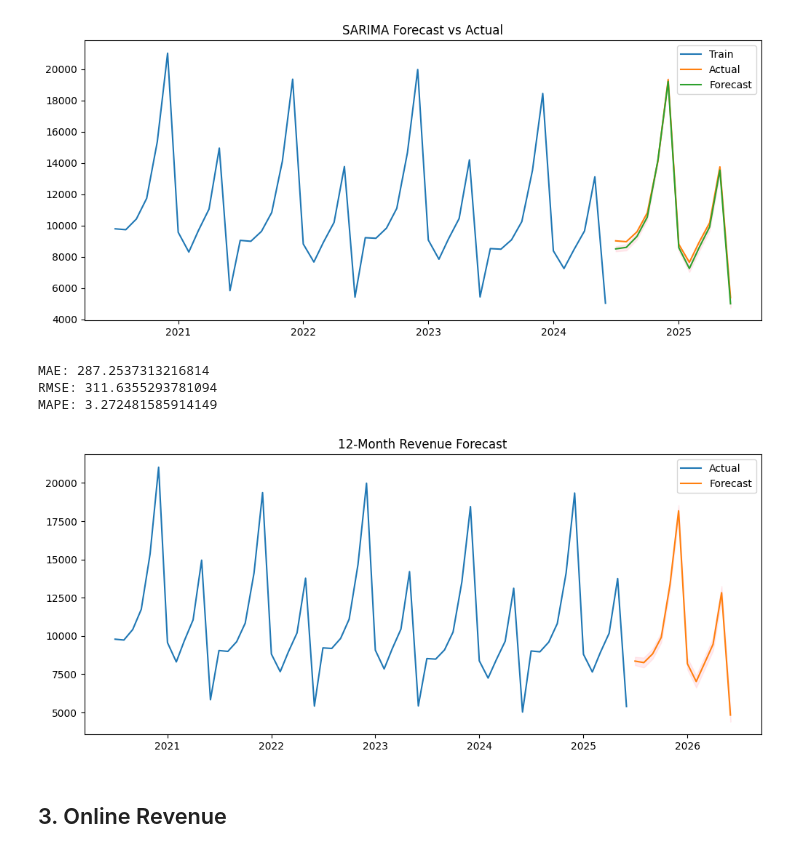
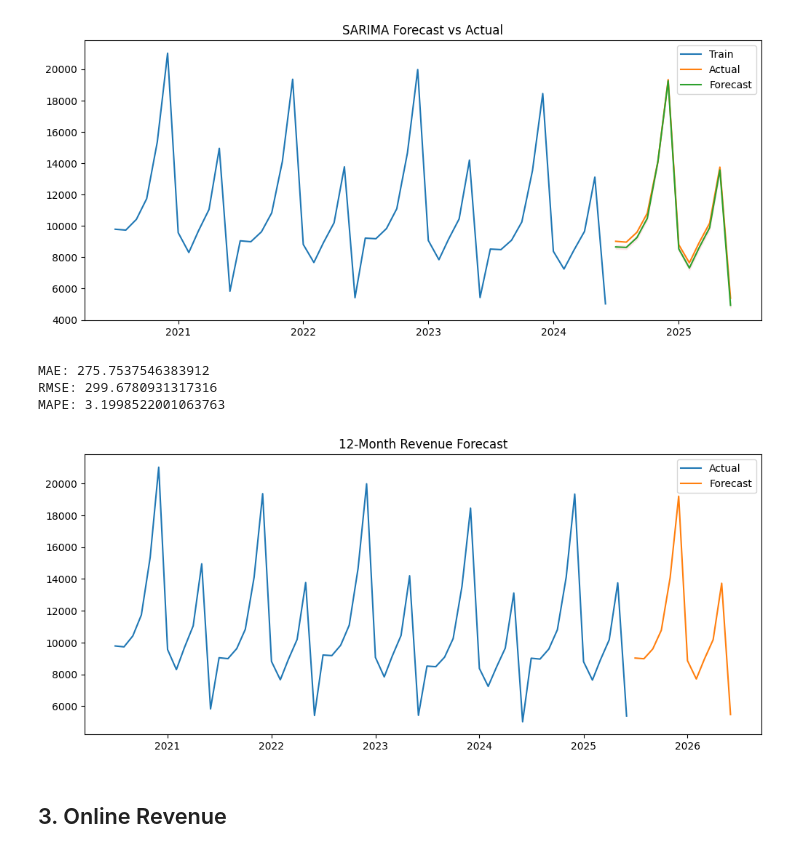
Before and after one commit to Mahir-Uddin0/OuterRim-revenue-forecasting-project, a Jupyter notebook: forecasting.ipynb, the cells around one changed output. Drawn from its saved outputs; the diff is of its cells as text; code cells hidden in the pictures.

```diff
--- a/forecasting.ipynb
+++ b/forecasting.ipynb
@@ -392,0 +254,4 @@ def forecast(df,target_col,order,seasonal_order,exog_cols=None):
+# %%
+df = df.sort_index()
+df_rev = df["Revenue_AUD_000"]
+df_rev.head()
@@ -645,7 +577,7 @@ plt.show()
 [figure]
 # %%
 p_store, d_store, q_store = 6, 1, 1
-P_store, D_store, Q_store, s_store = 1, 1, 0, 12
+P_store, D_store, Q_store, s_store = 1, 1, 1, 12
 # %%
 train_store = df_store.iloc[:48]
 test_store = df_store.iloc[48:]
@@ -709,9 +641,9 @@ print("MAE:", mae)
 print("RMSE:", rmse)
 print("MAPE:", mape)
 # %% [output]
-MAE: 287.2537313216814
-RMSE: 311.6355293781094
-MAPE: 3.272481585914149
+MAE: 275.7537546383912
+RMSE: 299.6780931317316
+MAPE: 3.1998522001063763
 # %%
 final_model_store = SARIMAX(df['Store_Revenue_AUD_000'],
                       order=(p_store,q_store,d_store),
@@ -728,19 +660,19 @@ future_conf_store = future_forecast_store.conf_int()
 # %%
 plt.figure(figsize=(12,5))
 
 plt.plot(df.index, df['Store_Revenue_AUD_000'], label='Actual')
 plt.plot(future_mean_store.index, future_mean_store, label='Forecast')
 
-plt.fill_between(future_mean_store.index,
-                 future_conf_store.iloc[:,0],
-                 future_conf_store.iloc[:,1],
-                 color='pink', alpha=0.3)
+# plt.fill_between(future_mean_store.index,
+                 # future_conf_store.iloc[:,0],
+                 # future_conf_store.iloc[:,1],
+                 # color='pink', alpha=0.3)
 
 plt.legend()
 plt.title("12-Month Revenue Forecast")
 plt.show()
 # %% [output]
-[figure, old version]
+[figure, new version]
 # %% [markdown]
 ## 3. Online Revenue
 # %%
```
Also changed, not shown: parts of 61 cells of this notebook.
